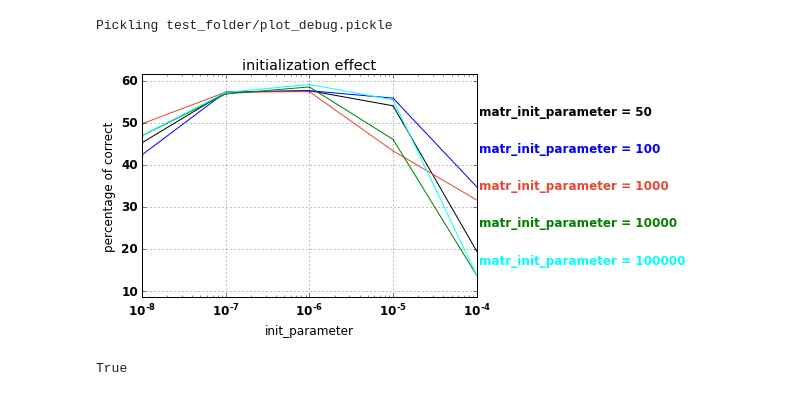
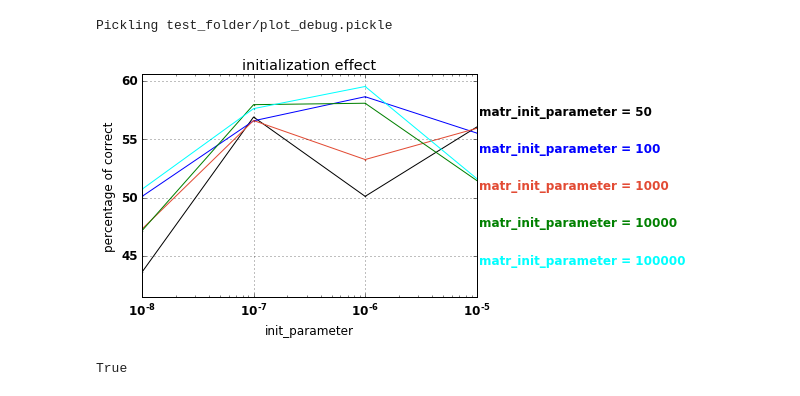
Before and after one commit to deeppavlov/char-language-model, a Jupyter notebook: HM_LSTM.ipynb, the cells around one changed output. Drawn from its saved outputs; the diff is of its cells as text; code cells hidden in the pictures.

```diff
--- a/HM_LSTM.ipynb
+++ b/HM_LSTM.ipynb
@@ -73,3 +73,9 @@ else:
     text = f.read().decode('utf8')
     f.close()
     (not_one_byte_counter, min_character_order_index, max_character_order_index, number_of_characters, present_characters_indices) = check_not_one_byte(text)
+# %%
+f = open('enwik8_clean2', 'rb')
+text = f.read().decode('utf8')
+print(len(text))
+f.close()
+(not_one_byte_counter, min_character_order_index, max_character_order_index, number_of_characters, present_characters_indices) = check_not_one_byte(text)
@@ -1345,7 +1401,7 @@ except Exception as e:
 # %% [output]
 Pickling test_folder/plot_debug.pickle
 # %%
-folder_name = 'HM_LSTM/server'
+folder_name = 'HM_LSTM/server/HM_LSTM3/nn128is0.5sg0.5shl1000'
 pickle_file = 'nn128is0.5sg0.5shl1000.pickle'
 
 with open(folder_name + '/' + pickle_file, 'rb') as f:
@@ -1361,16 +1417,16 @@ initialization_plots.add_network(results_GL, model._indices)
 # %%
 plot_data, _ = initialization_plots.one_key_layout_data('HM_LSTM_3',
                                          'init_parameter',
                                          "matr_init_parameter")
 #print(plot_data[0])
 initialization_plots.save_layout(plot_data[0],
                     'initialization effect',
-                    ['init_tuning', 'plots'],
+                    ['HM_LSTM3', 'init_tuning', 'plots'],
                     'nn128is0.5sg0.5shl1000',
                      plot_options=plot_options)
 initialization_plots.draw(plot_data[0], 'initialization effect', plot_options=plot_options)
 # %% [output]
-[figure, old version]
+[figure, new version]
 # %%
 var = 'aaa'
 if isinstance(var, str):
```
Also changed, not shown: parts of 15 cells of this notebook, 6 other files.
